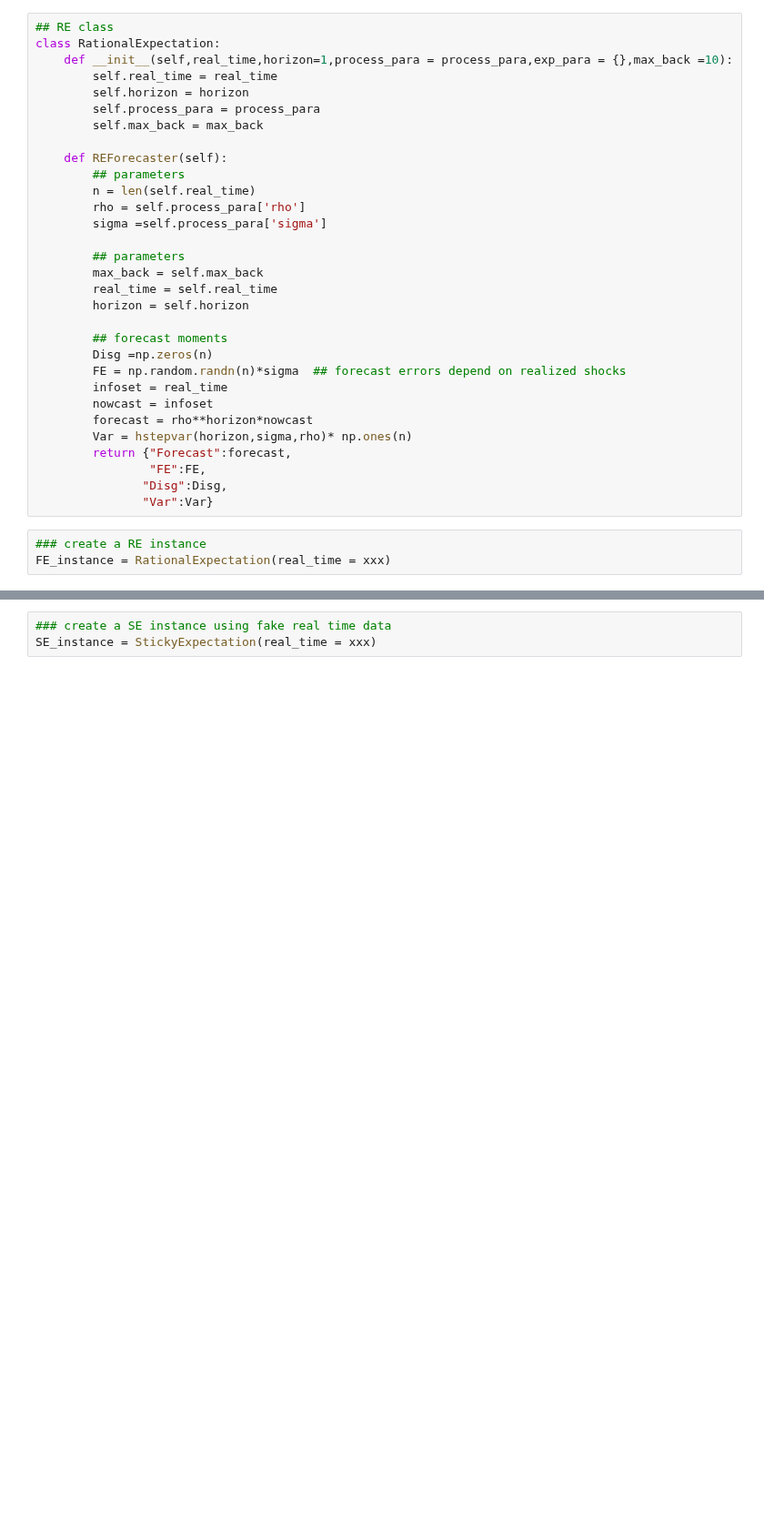
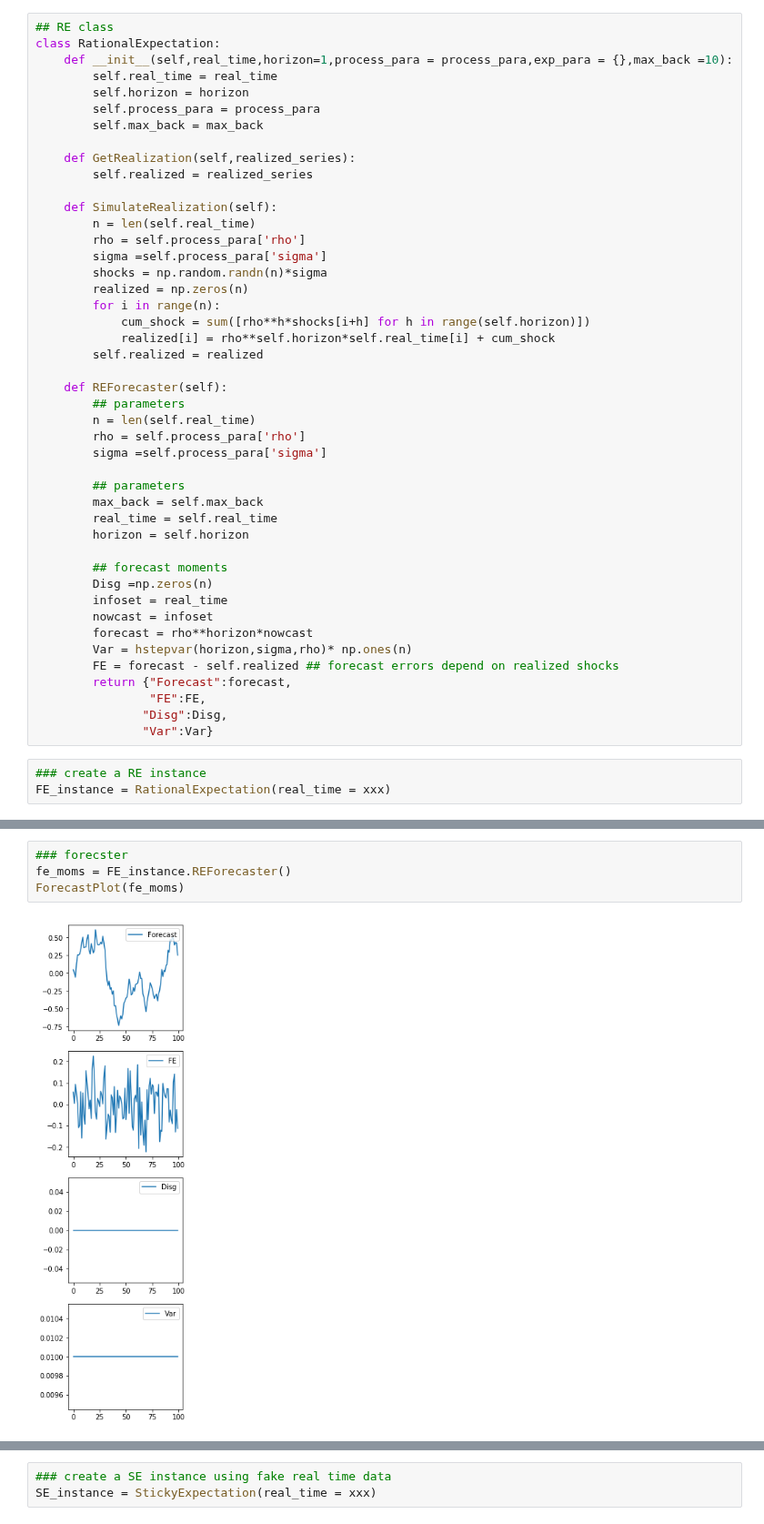
Before and after one commit to TaoWangEcon/ExpProject, a Jupyter notebook: workingfolder/python/GMMEst.ipynb, the cells around one changed output, grey strips where cells are left out. Shown at 91% size. Cells and saved outputs as stored; diff of their text form; blank space fills up the shorter version.

Commit message:
Further changes to the agent wrapper. let the class either simulate realized series depending on the horizon, or get an externally fed series.

```diff
--- a/workingfolder/python/GMMEst.ipynb
+++ b/workingfolder/python/GMMEst.ipynb
@@ -103,6 +100,20 @@ class RationalExpectation:
         self.horizon = horizon
         self.process_para = process_para
         self.max_back = max_back
+
+    def GetRealization(self,realized_series):
+        self.realized = realized_series
+
+    def SimulateRealization(self):
+        n = len(self.real_time)
+        rho = self.process_para['rho']
+        sigma =self.process_para['sigma']
+        shocks = np.random.randn(n)*sigma
+        realized = np.zeros(n)
+        for i in range(n):
+            cum_shock = sum([rho**h*shocks[i+h] for h in range(self.horizon)])
+            realized[i] = rho**self.horizon*self.real_time[i] + cum_shock
+        self.realized = realized
 
     def REForecaster(self):
         ## parameters
@@ -117,11 +128,11 @@ class RationalExpectation:
 
         ## forecast moments
         Disg =np.zeros(n)
-        FE = np.random.randn(n)*sigma  ## forecast errors depend on realized shocks
         infoset = real_time
         nowcast = infoset
         forecast = rho**horizon*nowcast
         Var = hstepvar(horizon,sigma,rho)* np.ones(n)
+        FE = forecast - self.realized ## forecast errors depend on realized shocks
         return {"Forecast":forecast,
                 "FE":FE,
                "Disg":Disg,
@@ -131,0 +146,6 @@ FE_instance = RationalExpectation(real_time = xxx)
+# %%
+### forecster
+fe_moms = FE_instance.REForecaster()
+ForecastPlot(fe_moms)
+# %% [output]
+[figure, added]
```
Also changed, not shown: parts of 10 cells of this notebook, 1 other file.
